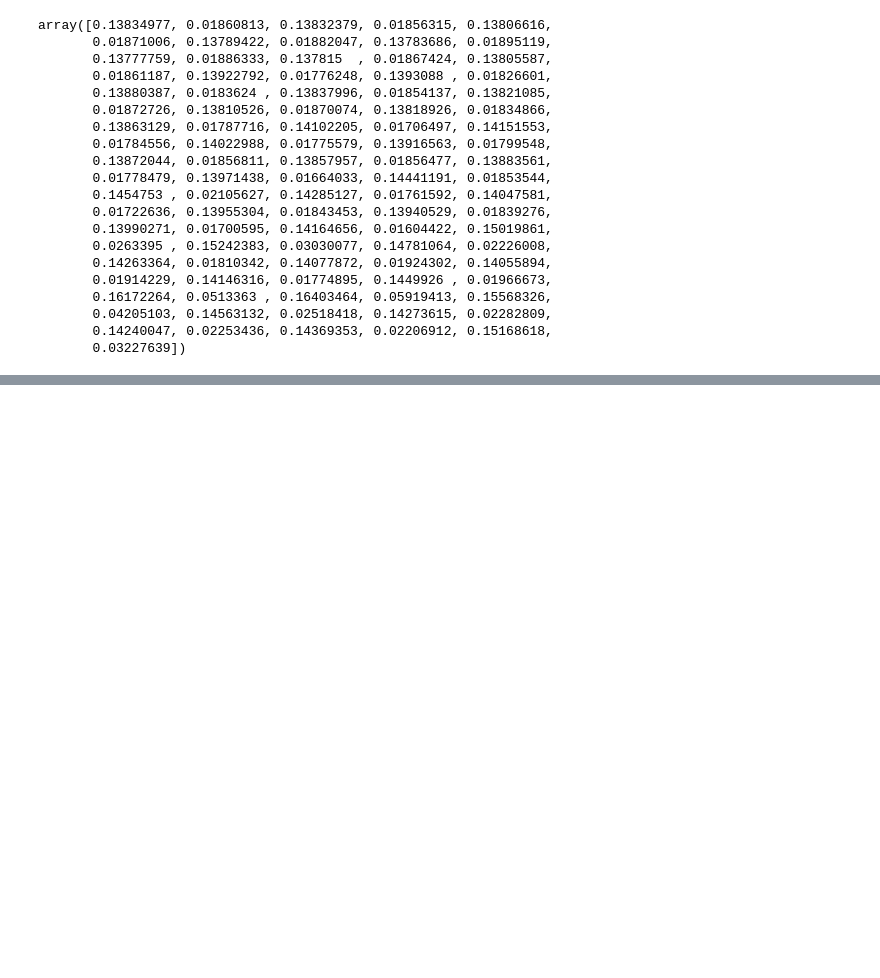
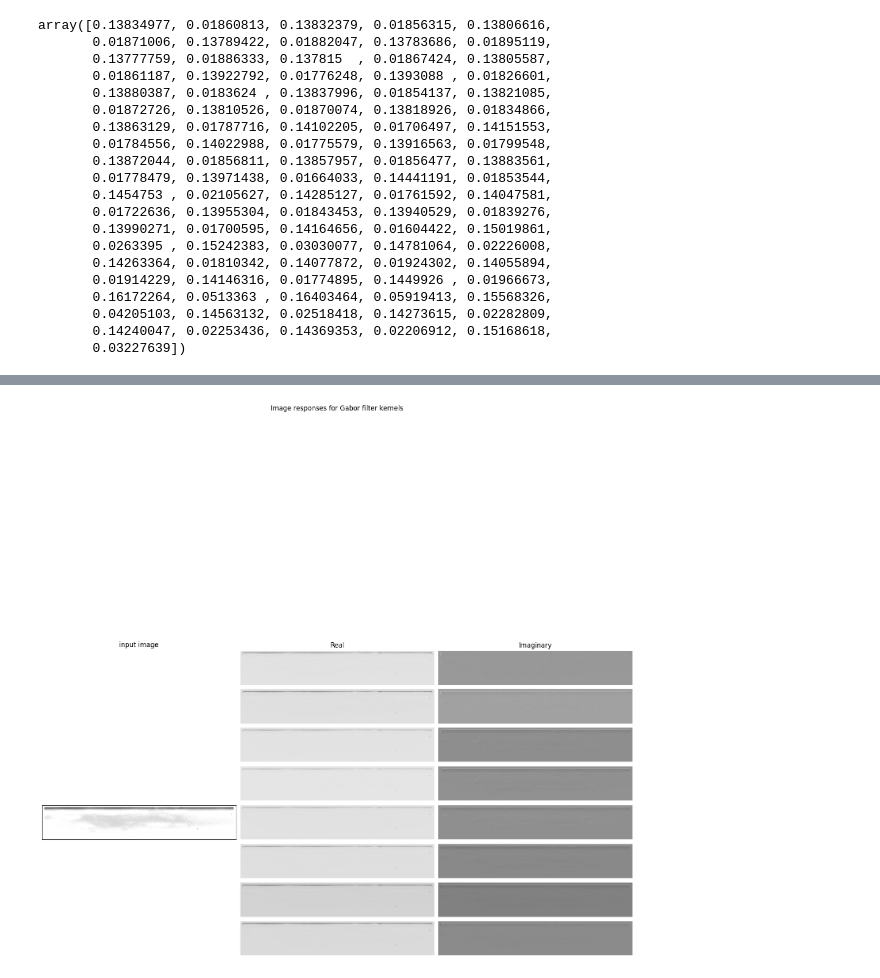
Before and after one commit to ledvic/_Plankton_Zooscan-Machine_Learning, a Jupyter notebook: _pyscripts/extract_gabor_filter_for_an_image.ipynb, the cells around one changed output, grey strips where cells are left out. Cells and saved outputs as stored; diff of their text form; code cells hidden in the pictures; blank space fills up the shorter version.

```diff
--- a/_pyscripts/extract_gabor_filter_for_an_image.ipynb
+++ b/_pyscripts/extract_gabor_filter_for_an_image.ipynb
@@ -199,0 +250,8 @@ array([0.13834977, 0.01860813, 0.13832379, 0.01856315, 0.13806616,
+# %%
+GaborFilteredReponses = gbfrb().create_a_set_of_Gabor_filtered_responses(img, GaborFilterBank)
+# %%
+meh = gbfrb().convert_a_set_Gabor_filtered_responses_to_ndarray(GaborFilteredReponses)
+# %%
+gbfrb().display_image_with_its_responses(img, meh, 8, (15,20))
+# %% [output]
+[figure, added]
```
Also changed, not shown: parts of 27 cells of this notebook, 2 other files.
